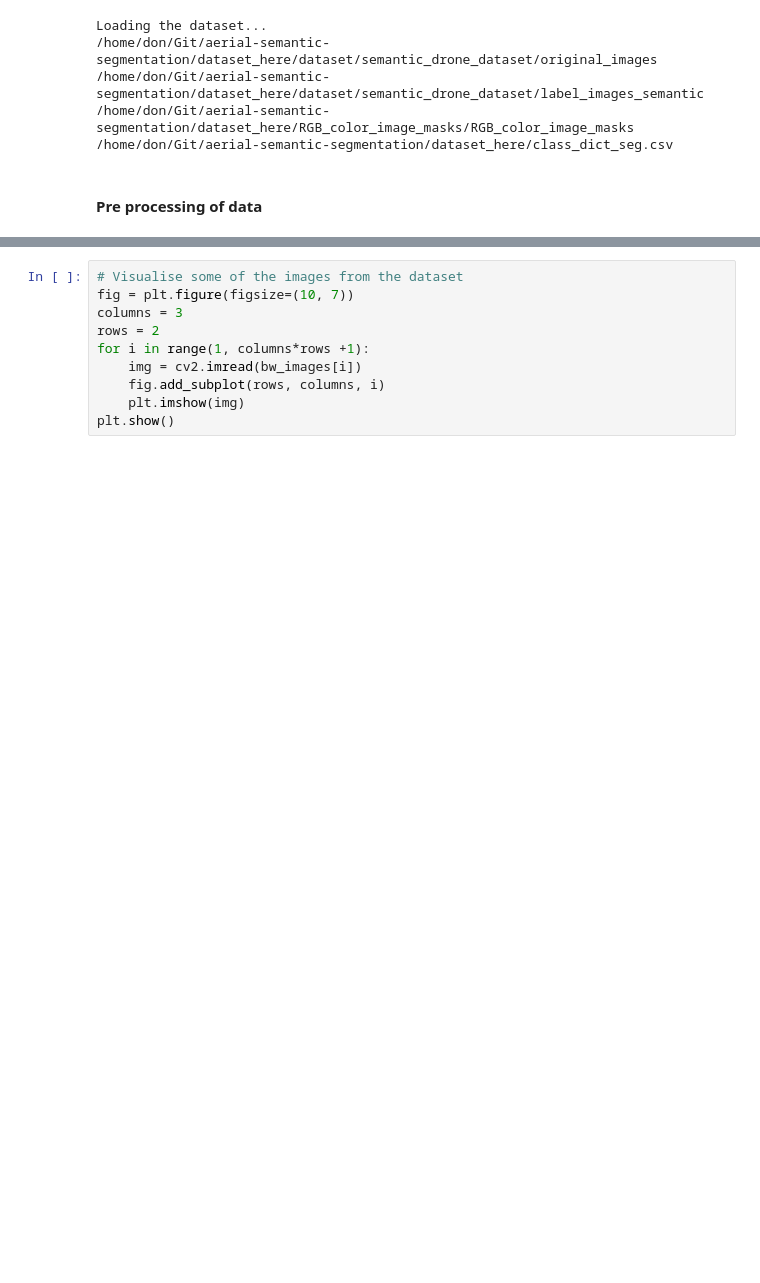
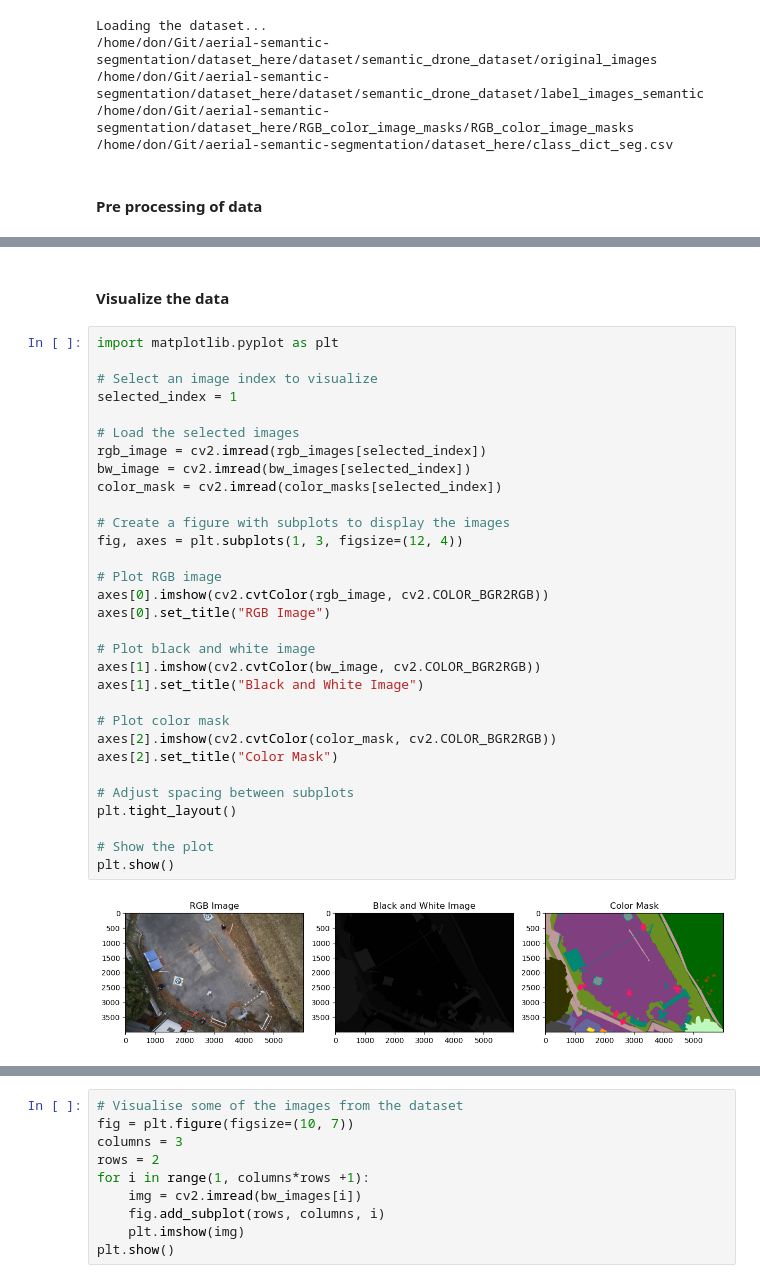
Before and after one commit to DonMMK/aerial-semantic-segmentation, a Jupyter notebook: U_net_model.ipynb, the cells around one changed output, grey strips where cells are left out. Drawn from its saved outputs; the diff is of its cells as text; blank space fills up the shorter version.

```diff
--- a/U_net_model.ipynb
+++ b/U_net_model.ipynb
@@ -101,3 +99,38 @@ Number of color masks loaded:  400
+# %% [markdown]
+#### Visualize the data
+# %%
+import matplotlib.pyplot as plt
+
+# Select an image index to visualize
+selected_index = 1
+
+# Load the selected images
+rgb_image = cv2.imread(rgb_images[selected_index])
+bw_image = cv2.imread(bw_images[selected_index])
+color_mask = cv2.imread(color_masks[selected_index])
+
+# Create a figure with subplots to display the images
+fig, axes = plt.subplots(1, 3, figsize=(12, 4))
+
+# Plot RGB image
+axes[0].imshow(cv2.cvtColor(rgb_image, cv2.COLOR_BGR2RGB))
+axes[0].set_title("RGB Image")
+
+# Plot black and white image
+axes[1].imshow(cv2.cvtColor(bw_image, cv2.COLOR_BGR2RGB))
+axes[1].set_title("Black and White Image")
+
+# Plot color mask
+axes[2].imshow(cv2.cvtColor(color_mask, cv2.COLOR_BGR2RGB))
+axes[2].set_title("Color Mask")
+
+# Adjust spacing between subplots
+plt.tight_layout()
+
+# Show the plot
+plt.show()
+# %% [output]
+[figure, added]
 # %%
 # Visualise some of the images from the dataset
 fig = plt.figure(figsize=(10, 7))
```
Also changed, not shown: parts of 5 cells of this notebook, 1 other file.
